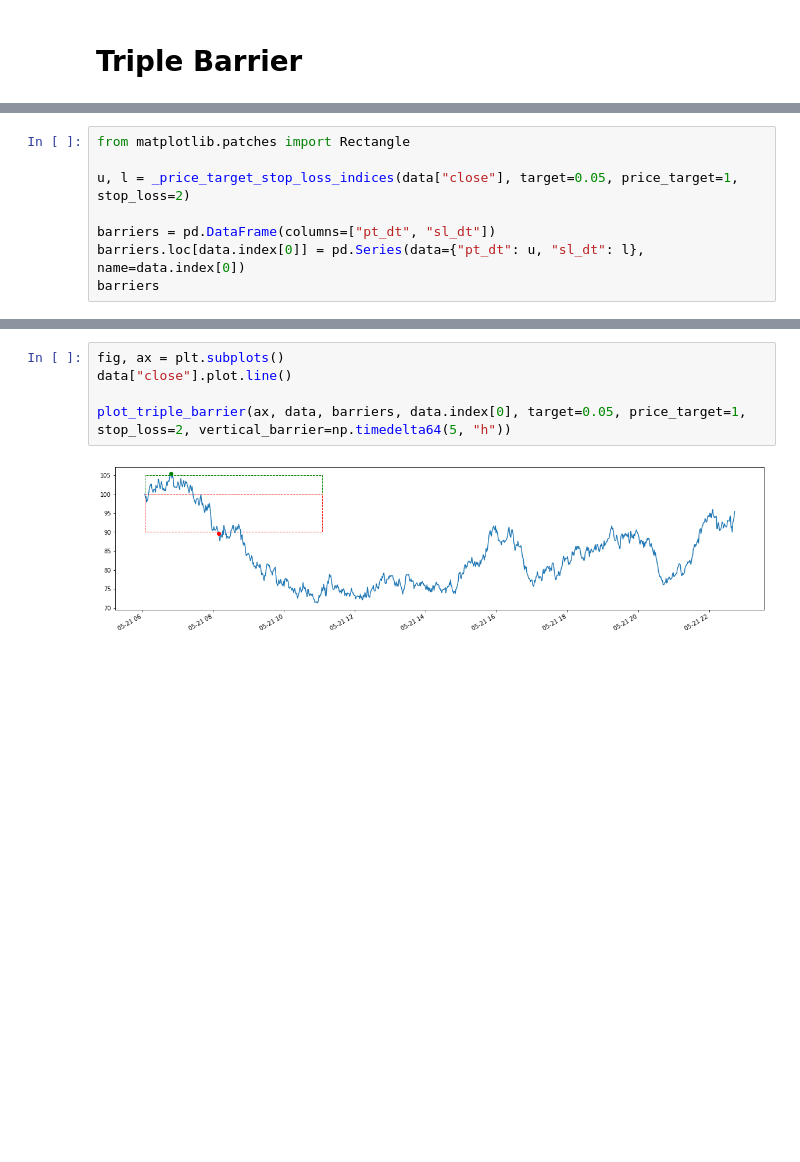
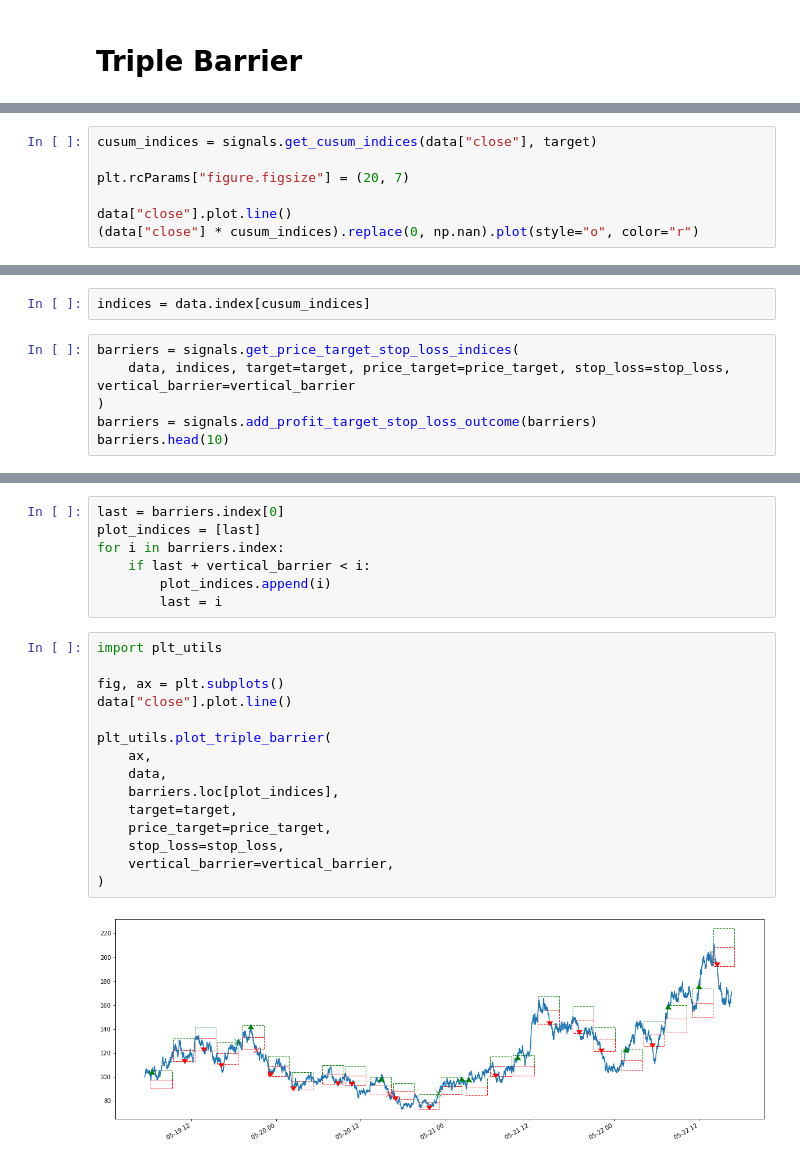
Before and after one commit to maxgao18/AFML, a Jupyter notebook: 3.1.ipynb, the cells around one changed output, grey strips where cells are left out. Saved outputs shown, nothing was run; the diff lists cells and outputs as text; blank space fills up the shorter version.

```diff
--- a/3.1.ipynb
+++ b/3.1.ipynb
@@ -77,0 +36,7 @@ def plot_triple_barrier(ax, market_data, barriers, start_dt, target, side = c.Di
+# %%
+cusum_indices = signals.get_cusum_indices(data["close"], target)
+
+plt.rcParams["figure.figsize"] = (20, 7)
+
+data["close"].plot.line()
+(data["close"] * cusum_indices).replace(0, np.nan).plot(style="o", color="r")
@@ -78,9 +46,9 @@ def plot_triple_barrier(ax, market_data, barriers, start_dt, target, side = c.Di
+# %%
+indices = data.index[cusum_indices]
 # %%
-from matplotlib.patches import Rectangle
-
-u, l = _price_target_stop_loss_indices(data["close"], target=0.05, price_target=1, stop_loss=2)
-
-barriers = pd.DataFrame(columns=["pt_dt", "sl_dt"])
-barriers.loc[data.index[0]] = pd.Series(data={"pt_dt": u, "sl_dt": l}, name=data.index[0])
-barriers
+barriers = signals.get_price_target_stop_loss_indices(
+    data, indices, target=target, price_target=price_target, stop_loss=stop_loss, vertical_barrier=vertical_barrier
+)
+barriers = signals.add_profit_target_stop_loss_outcome(barriers)
+barriers.head(10)
 # %% [output]
@@ -89,7 +66,24 @@ barriers
+# %%
+last = barriers.index[0]
+plot_indices = [last]
+for i in barriers.index:
+    if last + vertical_barrier < i:
+        plot_indices.append(i)
+        last = i
 # %%
+import plt_utils
+
 fig, ax = plt.subplots()
 data["close"].plot.line()
 
-plot_triple_barrier(ax, data, barriers, data.index[0], target=0.05, price_target=1, stop_loss=2, vertical_barrier=np.timedelta64(5, "h"))
+plt_utils.plot_triple_barrier(
+    ax,
+    data,
+    barriers.loc[plot_indices],
+    target=target,
+    price_target=price_target,
+    stop_loss=stop_loss,
+    vertical_barrier=vertical_barrier,
+)
 # %% [output]
-[figure, old version]
+[figure, new version]
```
Also changed, not shown: parts of 7 cells of this notebook, 5 other files.
